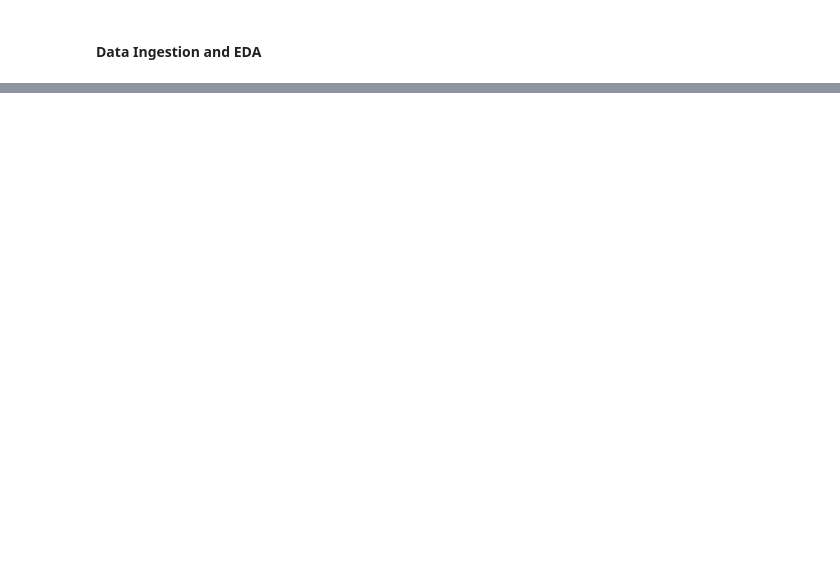
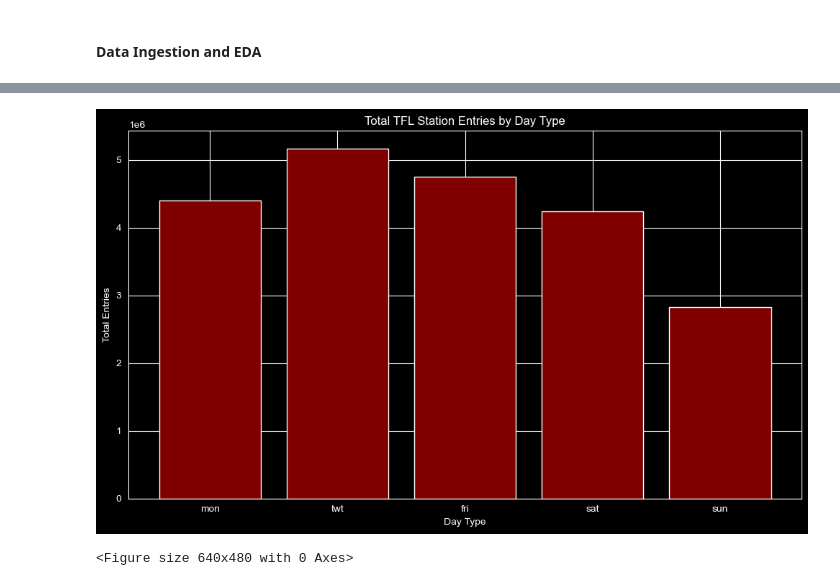
Before and after one commit to samaddmirzaa/london-transit-archetypes, a Jupyter notebook: notebooks/01_data_eda.ipynb, the cells around one changed output, grey strips where cells are left out. Saved outputs shown, nothing was run; the diff lists cells and outputs as text; code cells hidden in the pictures; blank space fills up the shorter version.

```diff
--- a/notebooks/01_data_eda.ipynb
+++ b/notebooks/01_data_eda.ipynb
@@ -14,0 +171,2 @@ processed_dir = project_root/'data'/'processed'
+# %%
+station_dim['active'] = ~station_dim['nlc'].isin(ghost_nlc)
@@ -14,0 +182,2 @@ processed_dir = project_root/'data'/'processed'
+# %%
+station_dim['fare_zone'] = station_dim['fare_zone'].astype(str)
@@ -14,0 +193,11 @@ processed_dir = project_root/'data'/'processed'
+# %%
+active_nlc = station_dim[station_dim['active']]['nlc']
+# %%
+# Network demand by Day Type
+
+demand_daytype = (
+    long[(long['metric'] == 'entries') & (long['nlc'].isin(active_nlc))]
+    .groupby('daytype')['count']
+    .sum()
+    .reindex(['mon', 'twt', 'fri', 'sat', 'sun'])
+)
@@ -14,0 +214,14 @@ processed_dir = project_root/'data'/'processed'
+# %%
+plt.figure(figsize=[10, 6])
+plt.bar(demand_daytype.index, demand_daytype.values, color='maroon')
+plt.xlabel('Day Type')
+plt.ylabel('Total Entries')
+plt.title('Total TFL Station Entries by Day Type')
+
+plt.tight_layout()
+plt.show()
+
+plt.savefig(fig_dir/'demand_daytype.png', dpi=120, bbox_inches='tight')
+# %% [output]
+[figure, added]
+<Figure size 640x480 with 0 Axes>
```
Also changed, not shown: parts of 26 cells of this notebook, 4 other files.
